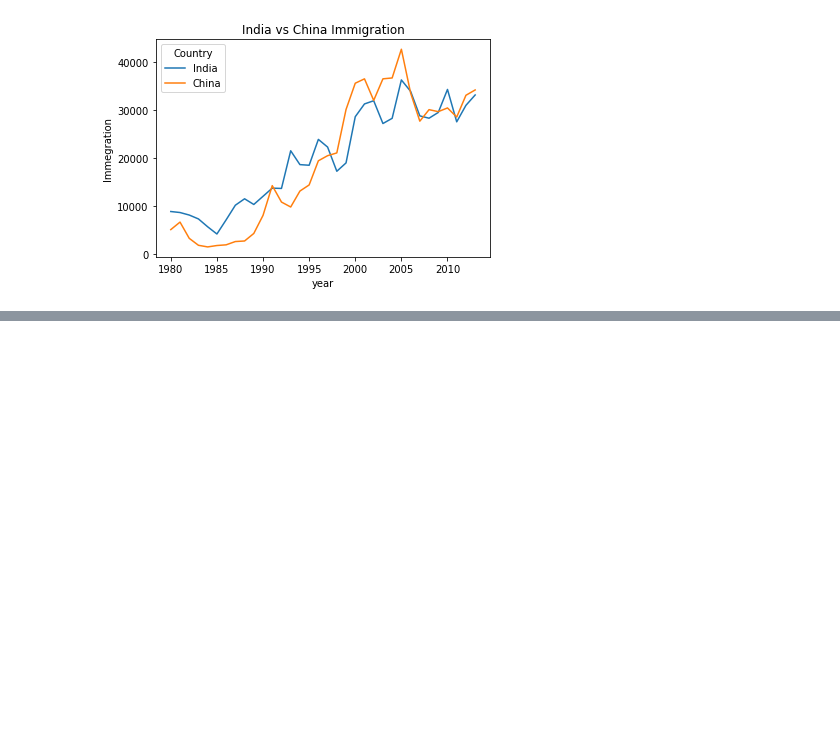
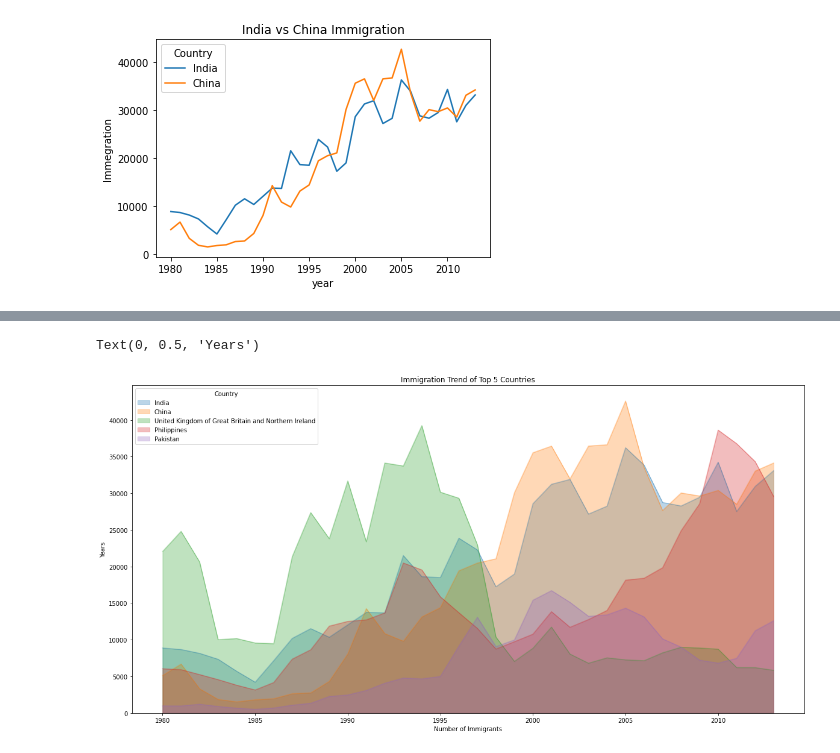
Before and after one commit to AbhinandGK/Canada-immigration-Analysis, a Jupyter notebook: canada emigration.ipynb, the cells around one changed output, grey strips where cells are left out. Saved outputs shown, nothing was run; the diff lists cells and outputs as text; code cells hidden in the pictures; blank space fills up the shorter version.

```diff
--- a/canada emigration.ipynb
+++ b/canada emigration.ipynb
@@ -181,0 +206,8 @@ Text(0.5, 1.0, 'India vs China Immigration')
+# %%
+top.plot(kind='area',figsize=(20, 10),stacked=False,alpha=.3)
+plt.title('Immigration Trend of Top 5 Countries')
+plt.xlabel('Number of Immigrants')
+plt.ylabel('Years')
+# %% [output]
+Text(0, 0.5, 'Years')
+[figure, added]
```
Also changed, not shown: parts of 5 cells of this notebook.
